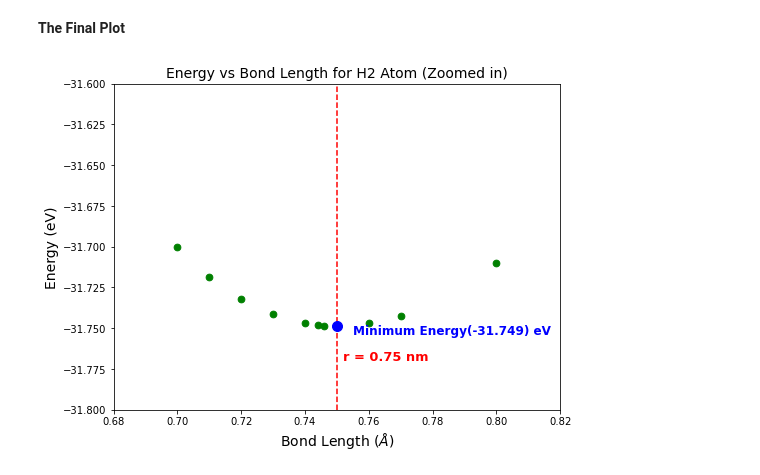
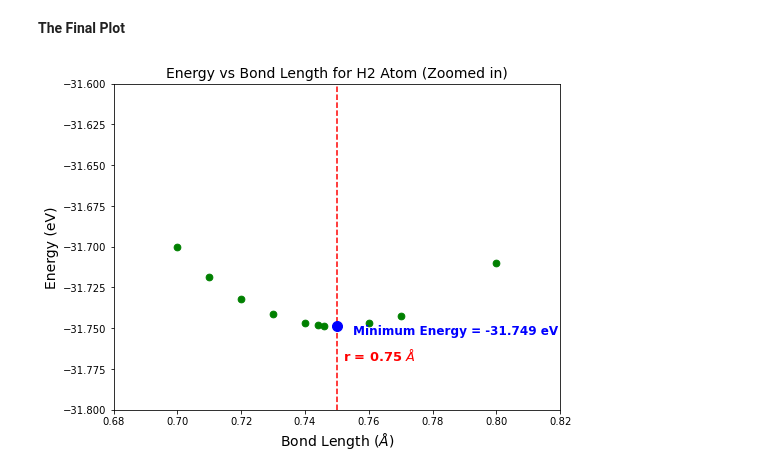
Before and after one commit to Hari31416/Academic, a Jupyter notebook: Codes/Assignment2/Assignment2.ipynb, the cells around one changed output. Saved outputs shown, nothing was run; the diff lists cells and outputs as text; code cells hidden in the pictures.

```diff
--- a/Codes/Assignment2/Assignment2.ipynb
+++ b/Codes/Assignment2/Assignment2.ipynb
@@ -63,23 +71,23 @@ min_energy_position = float(min_position[:,0])
 # %%
 df.plot(x='Distance', y='Energy', kind='scatter', color='green', s = 45)
 #The point corresponding to minimum energy
 plt.plot(min_energy_position, min_energy, 'bo', markersize=10)
 #Text describing the minimum energy
 plt.text(min_energy_position+0.005, min_energy-0.005,
-    f'Minimum Energy({round(min_energy,3)}) eV',
+    f'Minimum Energy = {round(min_energy,3)} eV',
     fontdict={'size': 12, 'color': 'blue', 'weight': 'bold'})
 #Vertical line at the distance corresponding to minimum energy
 plt.vlines(min_energy_position, -32, -29, linestyles='dashed', colors='red')
 #Text describing the minimum distance
-plt.text(min_energy_position+0.002, -31.77,f"r = {min_energy_position} nm",
+plt.text(min_energy_position+0.002, -31.77,f"r = {min_energy_position} $\AA$",
     fontdict={'size': 13, 'color': 'red', 'weight': 'bold'})
 #Modifying the lables
 plt.xlabel('Bond Length $(\AA)$', fontsize=14)
 plt.ylabel('Energy (eV)', fontsize=14)
 #Zooming in on the minimum energy
 plt.ylim([-31.8, -31.6])
 plt.xlim([0.68,0.82])
 #Adding a title
 plt.title('Energy vs Bond Length for H2 Atom (Zoomed in)', fontsize=14);
 # %% [output]
-[figure, old version]
+[figure, new version]
```
Also changed, not shown: parts of 2 cells of this notebook, 4 other files.
